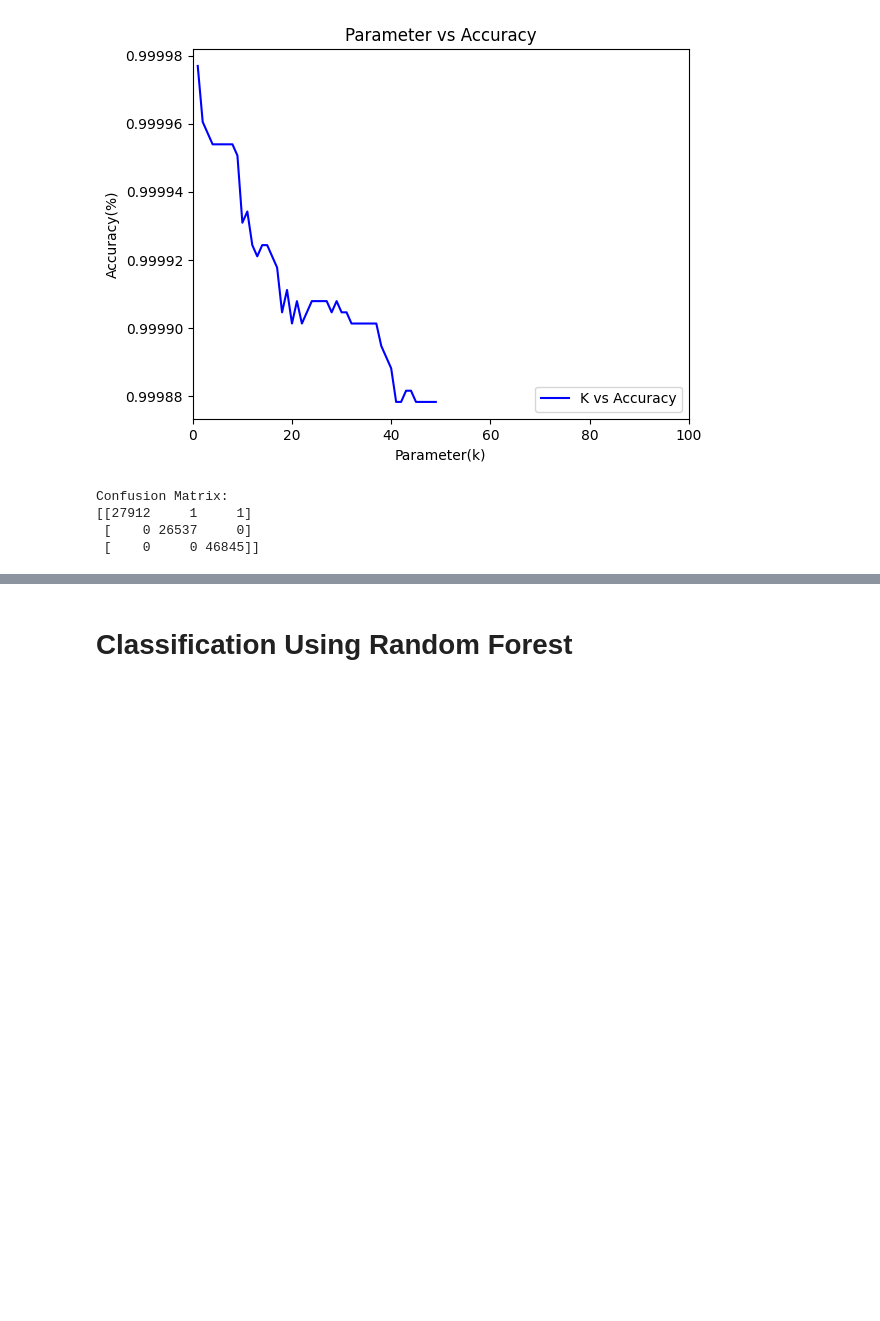
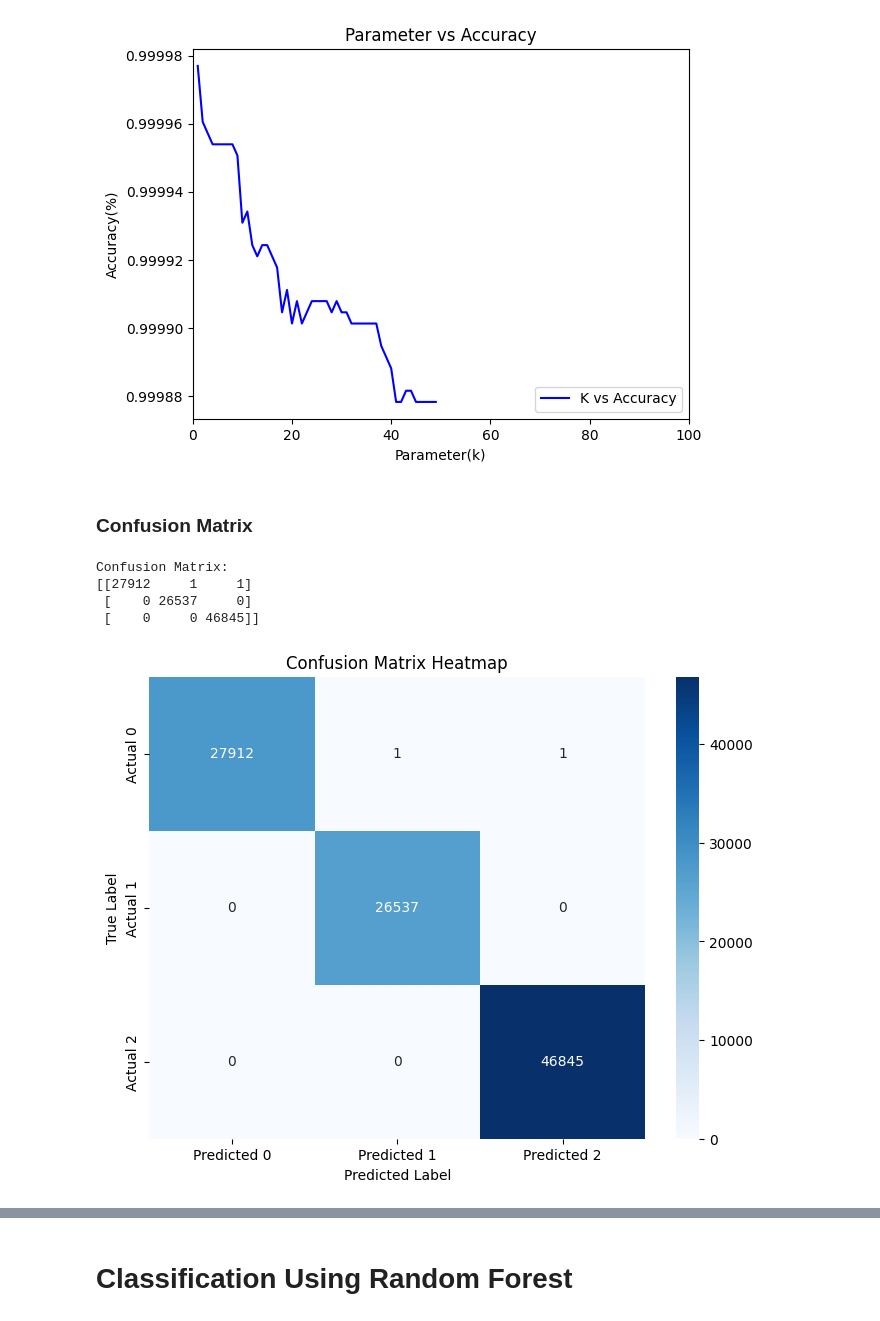
Before and after one commit to sulaimangm/SEP769_CPS_DeepLearning, a Jupyter notebook: SEP769_Classification.ipynb, the cells around one changed output, grey strips where cells are left out. Drawn from its saved outputs; the diff is of its cells as text; code cells hidden in the pictures; blank space fills up the shorter version.

```diff
--- a/SEP769_Classification.ipynb
+++ b/SEP769_Classification.ipynb
@@ -160,0 +159,14 @@ The Accuracy on the Test Set is  0.9999802558837466
+# %%
+# Get the best KNN model from the grid search
+best_knn_model = grid_kn.best_estimator_
+
+# Make predictions on the test set
+knn_predictions = best_knn_model.predict(XTest)
+
+# Calculate accuracy on the test set
+knn_test_accuracy = accuracy_score(XcTest, knn_predictions)
+print("KNN Test Set Accuracy:", knn_test_accuracy)
+
+# Get the best hyperparameters
+best_params = grid_kn.best_params_
+print("Best Hyperparameters:", best_params)
@@ -170,13 +185,27 @@ plt.xlabel('Parameter(k)')
 plt.show()
 # %% [output]
 [figure]
-# %%
-conf_matrix = confusion_matrix(XcTest, prediction)
-
-print("Confusion Matrix:")
-print(conf_matrix)
-# %% [output]
-Confusion Matrix:
-[[27912     1     1]
- [    0 26537     0]
- [    0     0 46845]]
+# %% [markdown]
+### Confusion Matrix
+# %%
+conf_matrix = confusion_matrix(XcTest, knn_predictions)
+
+print("Confusion Matrix:")
+print(conf_matrix)
+
+# Create a DataFrame from the confusion matrix
+conf_matrix_df = pd.DataFrame(conf_matrix, index=['Actual 0', 'Actual 1', 'Actual 2'], columns=['Predicted 0', 'Predicted 1', 'Predicted 2'])
+
+# Create a heatmap of the confusion matrix
+plt.figure(figsize=(8, 6))
+sns.heatmap(conf_matrix_df, annot=True, fmt='d', cmap='Blues')
+plt.title('Confusion Matrix Heatmap')
+plt.xlabel('Predicted Label')
+plt.ylabel('True Label')
+plt.show()
+# %% [output]
+Confusion Matrix:
+[[27912     1     1]
+ [    0 26537     0]
+ [    0     0 46845]]
+[figure, added]
```
Also changed, not shown: parts of 17 cells of this notebook.
